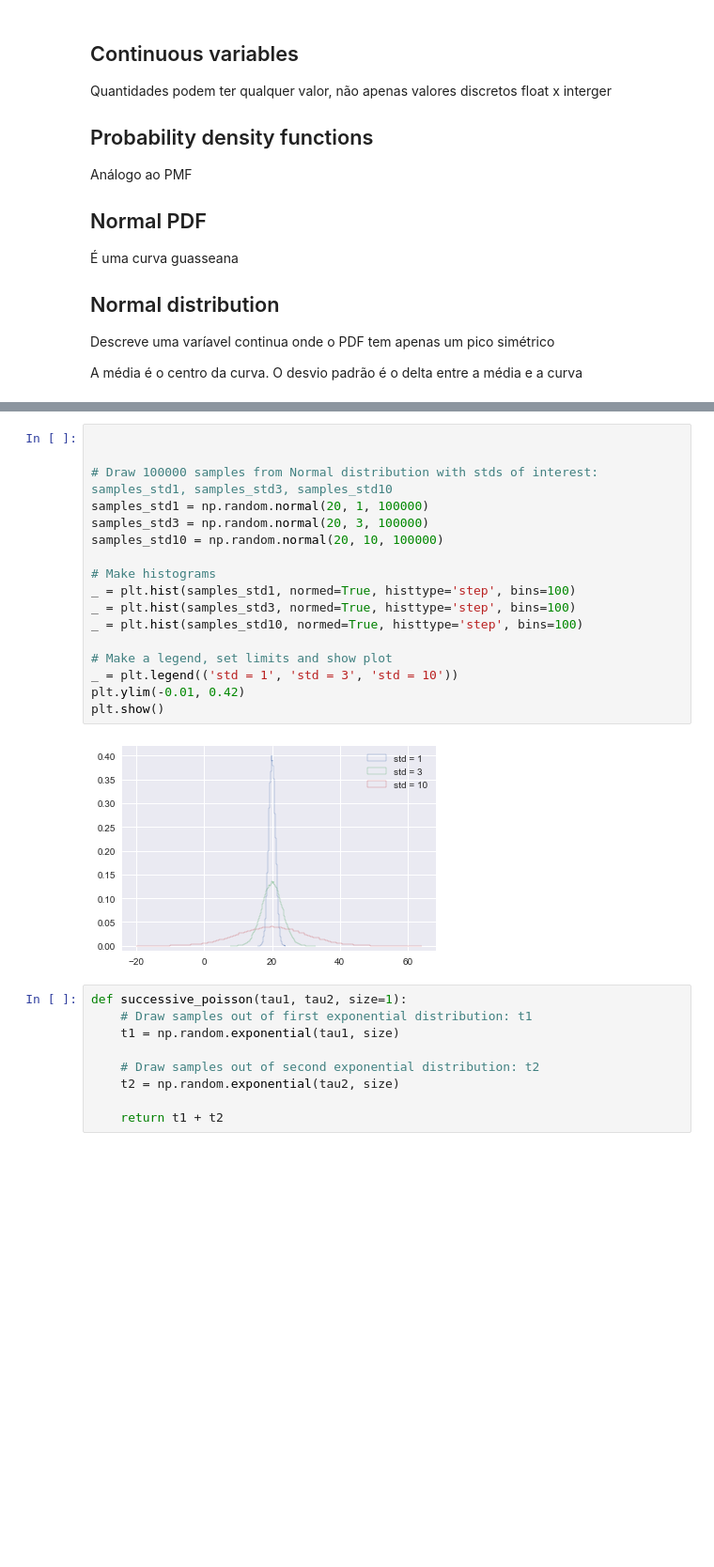
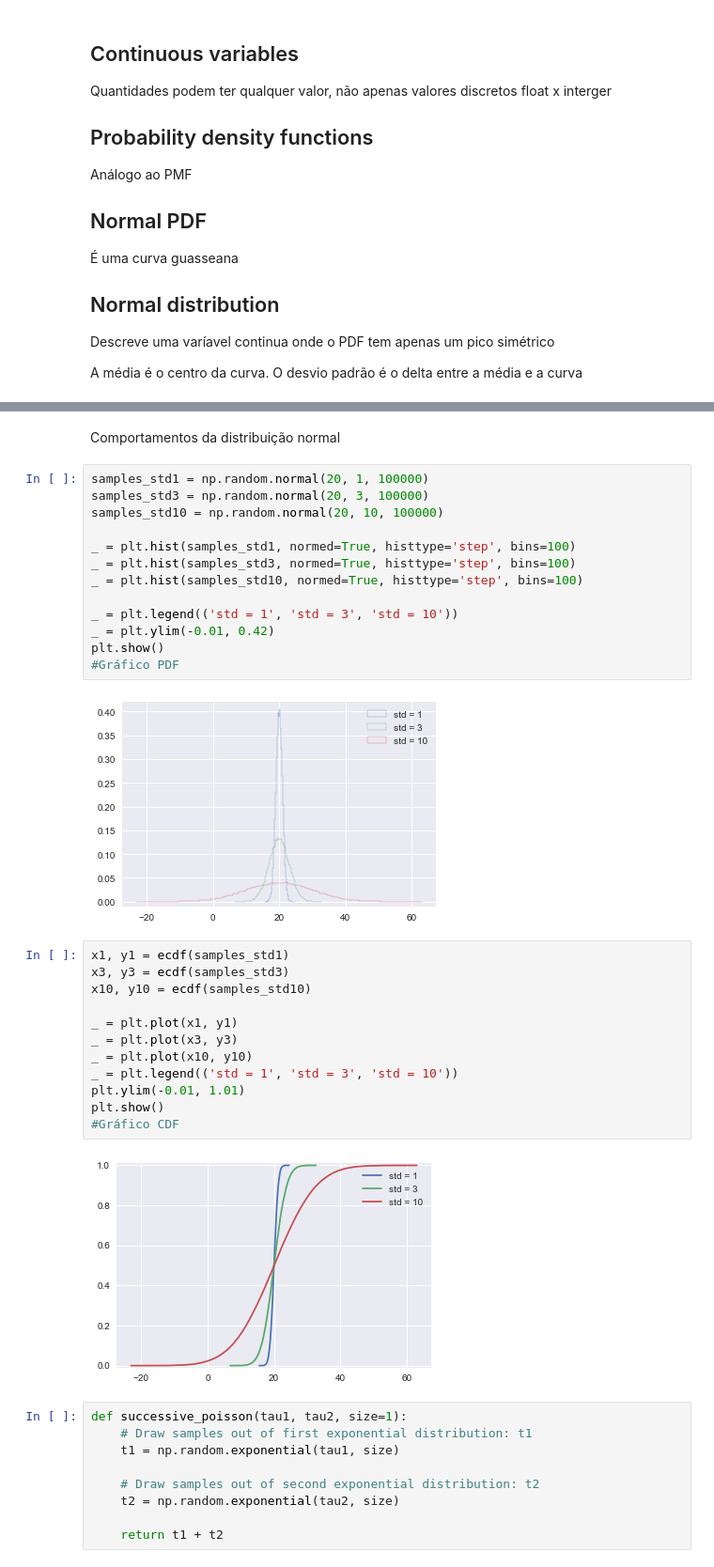
Before and after one commit to daniel-macedo/basics, a Jupyter notebook: Statistical Thinking in Python I.ipynb, the cells around one changed output, grey strips where cells are left out. Shown at 94% size. Saved outputs shown, nothing was run; the diff lists cells and outputs as text; blank space fills up the shorter version.

```diff
--- a/Statistical Thinking in Python I.ipynb
+++ b/Statistical Thinking in Python I.ipynb
@@ -286,22 +292,34 @@ plt.show()
+# %% [markdown]
+Comportamentos da distribuição normal
 # %%
-
-
-# Draw 100000 samples from Normal distribution with stds of interest: samples_std1, samples_std3, samples_std10
 samples_std1 = np.random.normal(20, 1, 100000)
 samples_std3 = np.random.normal(20, 3, 100000)
 samples_std10 = np.random.normal(20, 10, 100000)
 
-# Make histograms
 _ = plt.hist(samples_std1, normed=True, histtype='step', bins=100)
 _ = plt.hist(samples_std3, normed=True, histtype='step', bins=100)
 _ = plt.hist(samples_std10, normed=True, histtype='step', bins=100)
 
-# Make a legend, set limits and show plot
 _ = plt.legend(('std = 1', 'std = 3', 'std = 10'))
-plt.ylim(-0.01, 0.42)
+_ = plt.ylim(-0.01, 0.42)
 plt.show()
+#Gráfico PDF
 # %% [output]
-[figure, old version]
+[figure, new version]
+# %%
+x1, y1 = ecdf(samples_std1)
+x3, y3 = ecdf(samples_std3)
+x10, y10 = ecdf(samples_std10)
+
+_ = plt.plot(x1, y1)
+_ = plt.plot(x3, y3)
+_ = plt.plot(x10, y10)
+_ = plt.legend(('std = 1', 'std = 3', 'std = 10'))
+plt.ylim(-0.01, 1.01)
+plt.show()
+#Gráfico CDF
+# %% [output]
+[figure, added]
 # %%
 def successive_poisson(tau1, tau2, size=1):
     # Draw samples out of first exponential distribution: t1
```
Also changed, not shown: parts of 36 cells of this notebook, 9 other files.
